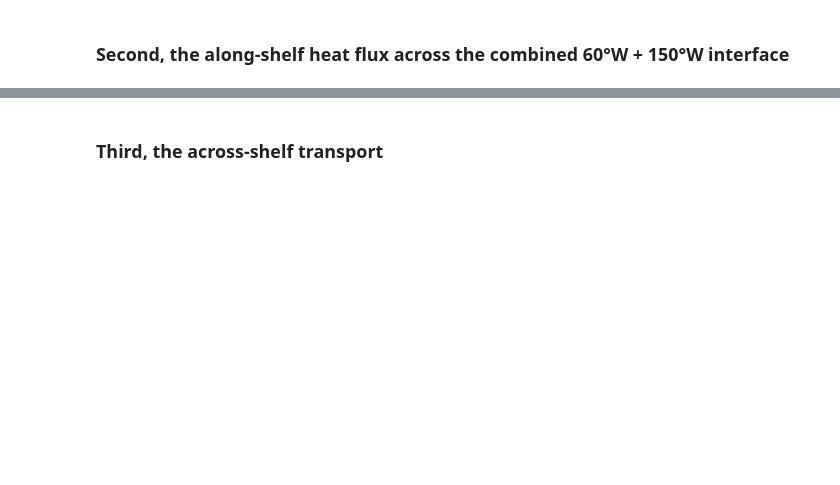
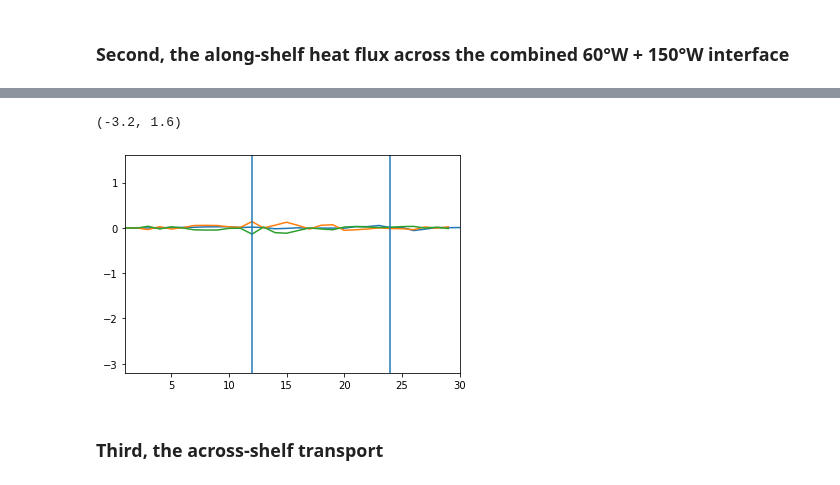
Before and after one commit to mauricehuguenin/sharing, a Jupyter notebook: Closing_the_WA_subsurface_heat_budget.ipynb, the cells around one changed output, grey strips where cells are left out. Cells and saved outputs as stored; diff of their text form; code cells hidden in the pictures; blank space fills up the shorter version.

```diff
--- a/Closing_the_WA_subsurface_heat_budget.ipynb
+++ b/Closing_the_WA_subsurface_heat_budget.ipynb
@@ -376,0 +310,32 @@ Wall time: 19 s
+# %%
+%%time
+# get the grid cell area and ocean depth, select West Antarctic shelf region and interpolate to dTdz grid
+
+above1000 = above1000_tcells[sel_lat[0]:sel_lat[1], sel_lon[0]:sel_lon[1]] # the shelf mask for West Antarctica
+
+# interpolate t-cell thickness onto u-grid
+dzu = dzt[:,:,:].interp(xt_ocean=u_EN_anom.xu_ocean.values,yt_ocean=u_EN_anom.yu_ocean.values,method="nearest").rename({'xt_ocean':'xu_ocean','yt_ocean':'yu_ocean'})
+
+for f in range(2): # loop through both El Niño and La Niña
+    if f == 0: u = u_EN_anom; temp = temp_EN_anom.interp(
+        xt_ocean=u_EN_anom.xu_ocean.values,yt_ocean=u_EN_anom.yu_ocean.values,method="nearest").rename({'xt_ocean':'xu_ocean','yt_ocean':'yu_ocean'})
+    if f == 1: u = u_LN_anom; temp = temp_LN_anom.interp(
+        xt_ocean=u_LN_anom.xu_ocean.values,yt_ocean=u_LN_anom.yu_ocean.values,method="nearest").rename({'xt_ocean':'xu_ocean','yt_ocean':'yu_ocean'})
+
+    # here the calculation of the along-shelf heat flux (kg m-3 * J kg-1 K-1 * m s-1 * K * m2 * s) = (J) ------------------------------------------------ #
+    along_heat_flux             = (rho_0 * C_p * u[:,:,:,0] * temp[:,:,:,0] * dzu[:,:,:,0] * dyu[:,0] * average_DT * above1000_ucells[sel_lat[0]:sel_lat[1]:,1299]).sum(['st_ocean', 'yu_ocean']).load() + (
+                                   rho_0 * C_p * u[:,:,:,-1] * temp[:,:,:,-1] * dzu[:,:,:,-1] * dyu[:,-1] * average_DT * above1000_ucells[sel_lat[0]:sel_lat[1]:,2200]).sum(['st_ocean', 'yu_ocean']).load()
+
+    # ... and now also the uncertainties
+    along_heat_flux_uncertainty = (rho_0 * C_p * u[:,:,:,0] * (clim_range/2) * dzu[:,:,:,0] * dyu[:,0] * average_DT * above1000_ucells[sel_lat[0]:sel_lat[1]:,1299]).sum(['st_ocean', 'yu_ocean']).load() + (
+                                   rho_0 * C_p * u[:,:,:,-1] * (clim_range/2) * dzu[:,:,:,-1] * dyu[:,-1] * average_DT * above1000_ucells[sel_lat[0]:sel_lat[1]:,2200]).sum(['st_ocean', 'yu_ocean']).load()
+
+    if f == 0: along_heat_flux_EN = along_heat_flux; along_heat_flux_uncertainty_EN = along_heat_flux_uncertainty
+    if f == 1: along_heat_flux_LN = along_heat_flux; along_heat_flux_uncertainty_LN = along_heat_flux_uncertainty
+
+plt.plot(along_heat_flux/1e19)
+plt.plot((along_heat_flux_EN + along_heat_flux_uncertainty_EN)/1e19)
+plt.plot((along_heat_flux_EN - along_heat_flux_uncertainty_EN)/1e19)
+plt.axvline(12); plt.axvline(24); plt.xlim([1,30]); plt.ylim([-3.2,1.6])
+# Wall time: 3min 16s
+# %% [output]
@@ -377,3 +344,5 @@ Wall time: 19 s
+(-3.2, 1.6)
+[figure, added]
 # %% [markdown]
 ### Third, the across-shelf transport
 # %%
```
Also changed, not shown: parts of 20 cells of this notebook.
